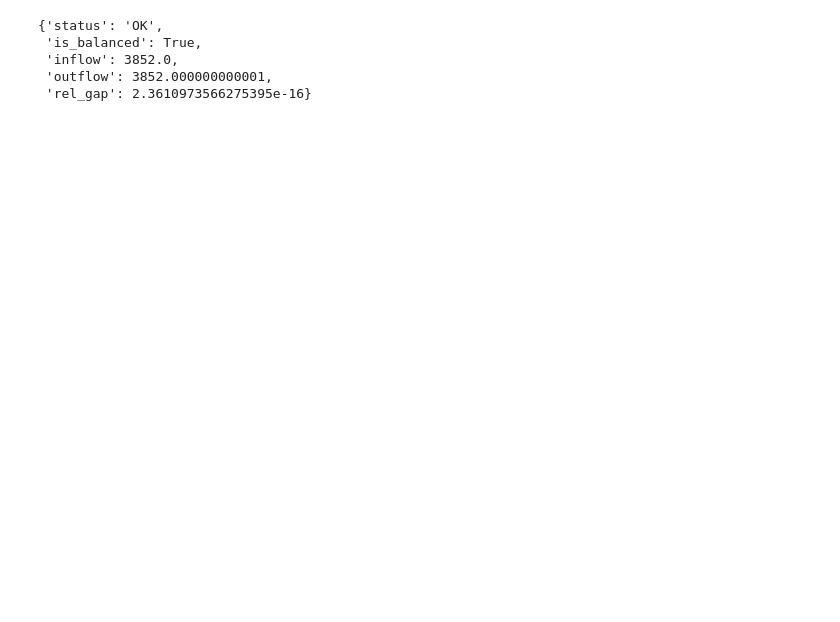
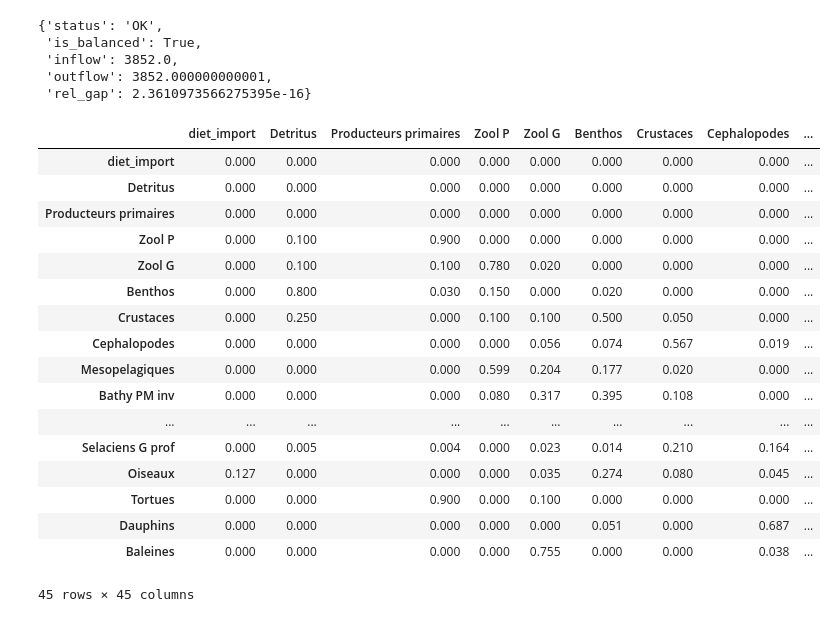
Before and after one commit to idocarmel1/PPREstimation, a Jupyter notebook: notebooks/extraction_validation.ipynb, the cells around one changed output. Saved outputs shown, nothing was run; the diff lists cells and outputs as text; code cells hidden in the pictures; blank space fills up the shorter version.

```diff
--- a/notebooks/extraction_validation.ipynb
+++ b/notebooks/extraction_validation.ipynb
@@ -114,3 +126,25 @@ report['balance']
  'inflow': 3852.0,
  'outflow': 3852.000000000001,
  'rel_gap': 2.3610973566275395e-16}
+# %%
+self.get_DC().rename(index=self.seq2name, columns=self.seq2name).round(3)
+# df1 = self.get_DC().round(3)
+# %% [output]
+|  | diet_import | Detritus | Producteurs primaires | Zool P | Zool G | Benthos | Crustaces | Cephalopodes | ... |
+| diet_import | 0.000 | 0.000 | 0.000 | 0.000 | 0.000 | 0.000 | 0.000 | 0.000 | ... |
+| Detritus | 0.000 | 0.000 | 0.000 | 0.000 | 0.000 | 0.000 | 0.000 | 0.000 | ... |
+| Producteurs primaires | 0.000 | 0.000 | 0.000 | 0.000 | 0.000 | 0.000 | 0.000 | 0.000 | ... |
+| Zool P | 0.000 | 0.100 | 0.900 | 0.000 | 0.000 | 0.000 | 0.000 | 0.000 | ... |
+| Zool G | 0.000 | 0.100 | 0.100 | 0.780 | 0.020 | 0.000 | 0.000 | 0.000 | ... |
+| Benthos | 0.000 | 0.800 | 0.030 | 0.150 | 0.000 | 0.020 | 0.000 | 0.000 | ... |
+| Crustaces | 0.000 | 0.250 | 0.000 | 0.100 | 0.100 | 0.500 | 0.050 | 0.000 | ... |
+| Cephalopodes | 0.000 | 0.000 | 0.000 | 0.000 | 0.056 | 0.074 | 0.567 | 0.019 | ... |
+| Mesopelagiques | 0.000 | 0.000 | 0.000 | 0.599 | 0.204 | 0.177 | 0.020 | 0.000 | ... |
+| Bathy PM inv | 0.000 | 0.000 | 0.000 | 0.080 | 0.317 | 0.395 | 0.108 | 0.000 | ... |
+| ... | ... | ... | ... | ... | ... | ... | ... | ... | ... |
+| Selaciens G prof | 0.000 | 0.005 | 0.004 | 0.000 | 0.023 | 0.014 | 0.210 | 0.164 | ... |
+| Oiseaux | 0.127 | 0.000 | 0.000 | 0.000 | 0.035 | 0.274 | 0.080 | 0.045 | ... |
+| Tortues | 0.000 | 0.000 | 0.900 | 0.000 | 0.100 | 0.000 | 0.000 | 0.000 | ... |
+| Dauphins | 0.000 | 0.000 | 0.000 | 0.000 | 0.000 | 0.051 | 0.000 | 0.687 | ... |
+| Baleines | 0.000 | 0.000 | 0.000 | 0.000 | 0.755 | 0.000 | 0.000 | 0.038 | ... |
+45 rows × 45 columns
```
Also changed, not shown: parts of 5 cells of this notebook, 12 other files.
